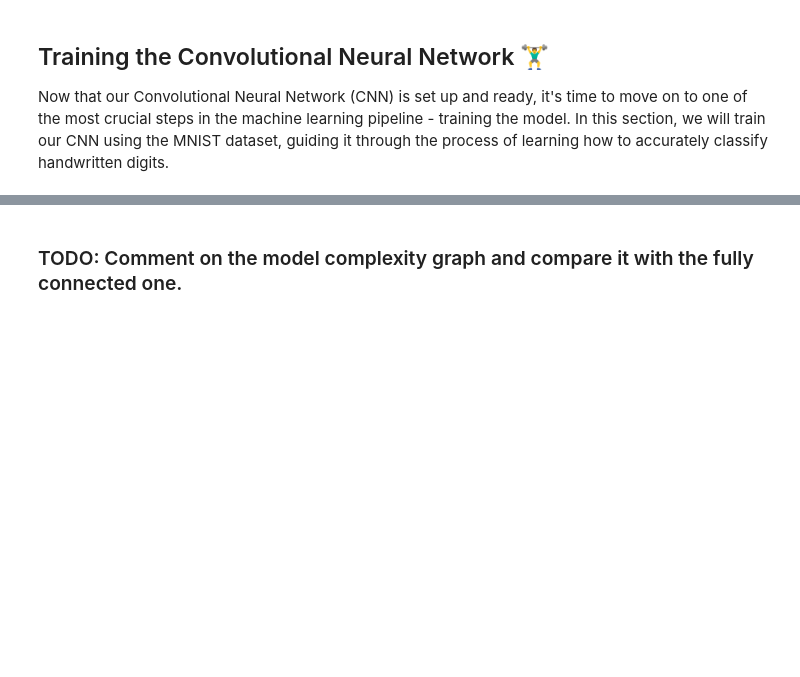
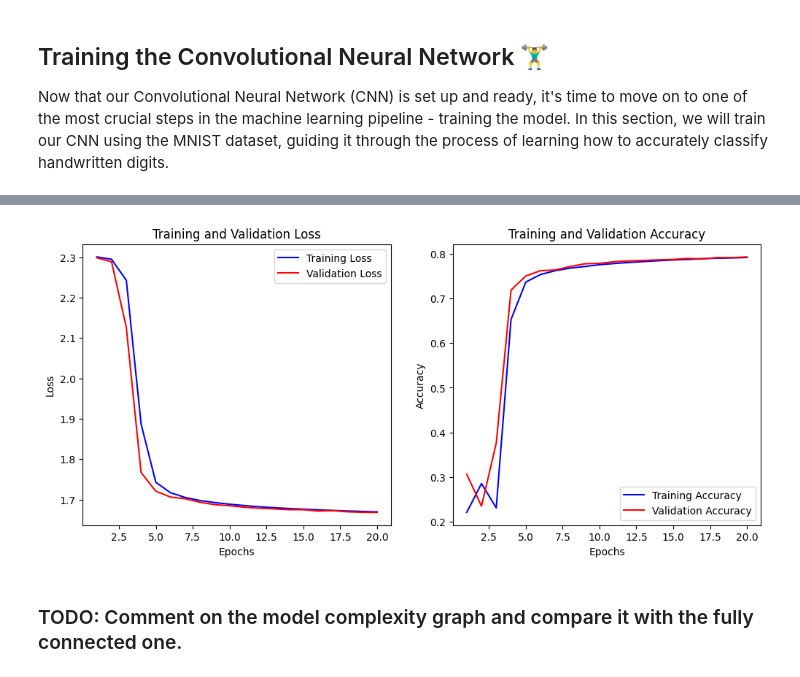
Before and after one commit to rania-azad/DeepLearning-Course---Limiteless, a Jupyter notebook: Hands_on_2_Convolution_neural_networks.ipynb, the cells around one changed output, grey strips where cells are left out. Drawn from its saved outputs; the diff is of its cells as text; code cells hidden in the pictures; blank space fills up the shorter version.

```diff
--- a/Hands_on_2_Convolution_neural_networks.ipynb
+++ b/Hands_on_2_Convolution_neural_networks.ipynb
@@ -106,26 +157,28 @@ With our MNIST dataset loaded and preprocessed, it's time to embark on the core
 # %%
-# TODO: complete this definition of CNN
-# A convolution layer in pytorch is defined with these parameters:
-# input channel (if RGB = 3, if grayscaled = 1), output channel (usually 16,32,64 ), kernel size (3,5,7), stride (use 1)
+#3rd configuration with 3 layers
 class CNN(nn.Module):
     def __init__(self):
         super(CNN, self).__init__()
-        #Input_nb_channel, #output_channel, #kernel size
-        # Input size = 1, 28, 28
-        # formula to compute output = ((W-K+2P)/Stride) + 1
-        self.conv1 = nn.Conv2d(1, 16, 3)  #  (28-3+0)/1 + 1 = 26
-        self.conv2 = nn.Conv2d(16, 32, 3) #  (13-3+0)/1 + 1  = 11
+        # Input: (1, 28, 28)
+        self.conv1 = nn.Conv2d(1, 16, 3)  # Output: (16, 26, 26)
+        self.conv2 = nn.Conv2d(16, 32, 3) # Output: (32, 24, 24)
+        self.conv3 = nn.Conv2d(32, 64, 3, padding=1)  # Output: (64, 12, 12)
 
-        # Output: (32, 5x5)
-        self.fc1 = nn.Linear(32*5*5,10)
+        # Fully connected layer with adjusted input size
+        self.fc1 = nn.Linear(64 * 2 * 2, 10)
 
     def forward(self, x):
-        x = F.relu(self.conv1(x))  #  (16, 26x26)
-        x = F.max_pool2d(x, kernel_size=2, stride=2)  # add pooling layer  (pytorch doc is your friend) (16, 13x13)
-        x = F.relu(self.conv2(x)) #  (32, 11x11)
-        x = F.max_pool2d(x, kernel_size=2, stride=2)  # add pooling layer (32, 5x5)
+        x = F.relu(self.conv1(x))  # Output: (16, 26, 26)
+        x = F.max_pool2d(x, kernel_size=2, stride=2)  # Output: (16, 13, 13)
 
-        x = x.view(-1,32*5*5)
+        x = F.relu(self.conv2(x))  # Output: (32, 11, 11)
+        x = F.max_pool2d(x, kernel_size=2, stride=2)  # Output: (32, 5, 5)
+
+        x = F.relu(self.conv3(x))  # Output: (64, 5, 5)
+        x = F.max_pool2d(x, kernel_size=2, stride=2)  # Output: (64, 2, 2)
+
+        # Flatten the tensor to be fed into the fully connected layer
+        x = x.view(-1, 64 * 2 * 2)  # Adjusted flattening size
 
         x = self.fc1(x)
         return F.softmax(x, dim=1)
@@ -137,6 +190,7 @@ class CNN(nn.Module):
         x = F.max_pool2d(x, kernel_size=2, stride=2)
         return x1, x2
 
+# Instantiate the model
 model = CNN()
 # %% [markdown]
 ## Training the Convolutional Neural Network 🏋️‍♂️
@@ -225,7 +279,7 @@ optimizer = optim.SGD(model.parameters(), lr=0.01)
 # run the two functions
 train_losses, val_losses, train_accuracies, val_accuracies = train_model(
     # put here the arguments for the training function
-    model, train_loader, test_loader, criterion, optimizer, epochs=30
+    model, train_loader, test_loader, criterion, optimizer, epochs=20
 )
 
 plot_model_complexity_graph(train_losses, val_losses, train_accuracies, val_accuracies)
@@ -234,3 +307,4 @@ KeyboardInterrupt:
+[figure, added]
 # %% [markdown]
 ### TODO: Comment on the model complexity graph and compare it with the fully connected one.
 # %% [markdown]
```
Also changed, not shown: parts of 6 cells of this notebook.
